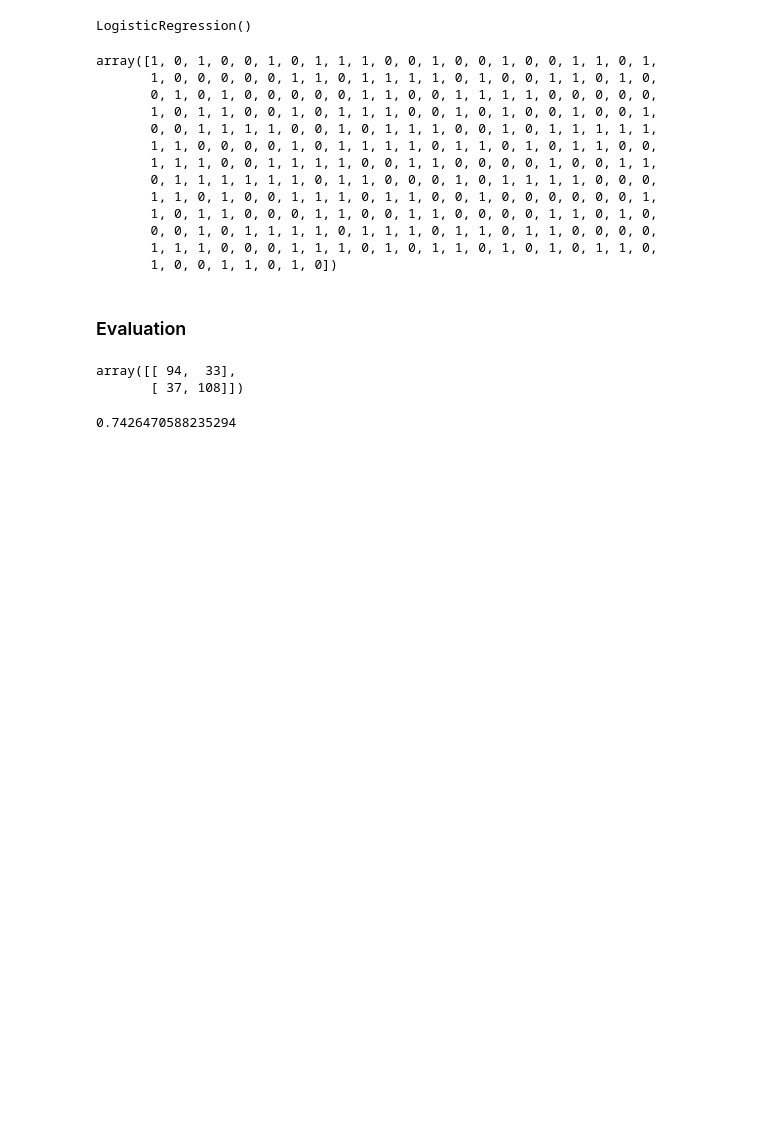
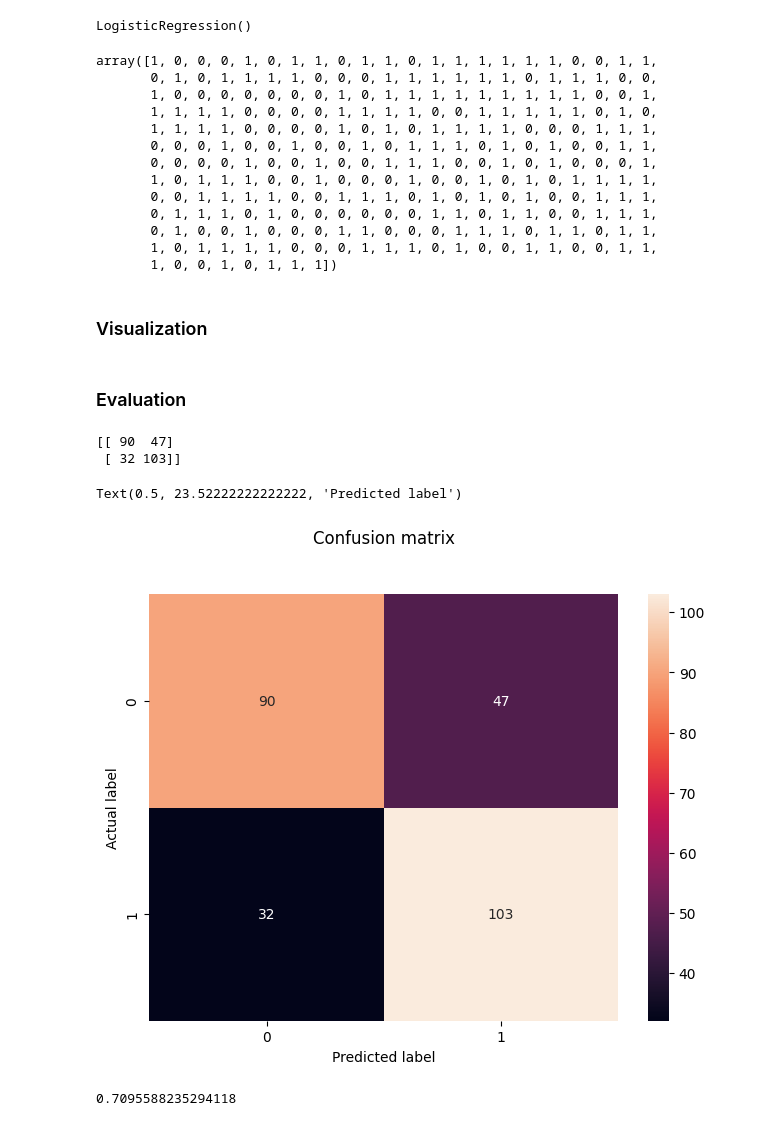
Before and after one commit to leandawnleandawn/MeXEE402_Midterm_EmmanGumapac-LyndonAllenSales, a Jupyter notebook: Logistic Regresstion/Logistic Regression.ipynb, the cells around one changed output. Saved outputs shown, nothing was run; the diff lists cells and outputs as text; code cells hidden in the pictures; blank space fills up the shorter version.

```diff
--- a/Logistic Regresstion/Logistic Regression.ipynb
+++ b/Logistic Regresstion/Logistic Regression.ipynb
@@ -29,6 +29,8 @@ dataset
 ### Data Cleaning
 # %%
 dataset = dataset.drop_duplicates()
+dataset = dataset.dropna()
+
 
 dataset
 # %% [output]
@@ -149,9 +135,9 @@ array([0, 1, 1, ..., 1, 1, 1])
 # %% [markdown]
 ### Feature Scaling
 # %%
-from sklearn.preprocessing import StandardScaler
+from sklearn.preprocessing import MinMaxScaler
 
-sc = StandardScaler()
+sc = MinMaxScaler()
 
 X_train = sc.fit_transform(X_train)
 # %% [markdown]
@@ -165,20 +151,22 @@ model.fit(X_train, Y_train)
 # %% [output]
 LogisticRegression()
 # %%
-Y_predict = model.predict(sc.fit_transform(X_test))
+Y_predict = model.predict(sc.transform(X_test))
 # %%
 Y_predict
 # %% [output]
-array([1, 0, 1, 0, 0, 1, 0, 1, 1, 1, 0, 0, 1, 0, 0, 1, 0, 0, 1, 1, 0, 1,
-       1, 0, 0, 0, 0, 0, 1, 1, 0, 1, 1, 1, 1, 0, 1, 0, 0, 1, 1, 0, 1, 0,
-       0, 1, 0, 1, 0, 0, 0, 0, 0, 1, 1, 0, 0, 1, 1, 1, 1, 0, 0, 0, 0, 0,
-       1, 0, 1, 1, 0, 0, 1, 0, 1, 1, 1, 0, 0, 1, 0, 1, 0, 0, 1, 0, 0, 1,
-       0, 0, 1, 1, 1, 1, 0, 0, 1, 0, 1, 1, 1, 0, 0, 1, 0, 1, 1, 1, 1, 1,
-       1, 1, 0, 0, 0, 0, 1, 0, 1, 1, 1, 1, 0, 1, 1, 0, 1, 0, 1, 1, 0, 0,
-       1, 1, 1, 0, 0, 1, 1, 1, 1, 0, 0, 1, 1, 0, 0, 0, 0, 1, 0, 0, 1, 1,
-       0, 1, 1, 1, 1, 1, 1, 0, 1, 1, 0, 0, 0, 1, 0, 1, 1, 1, 1, 0, 0, 0,
-       1, 1, 0, 1, 0, 0, 1, 1, 1, 0, 1, 1, 0, 0, 1, 0, 0, 0, 0, 0, 0, 1,
-       1, 0, 1, 1, 0, 0, 0, 1, 1, 0, 0, 1, 1, 0, 0, 0, 0, 1, 1, 0, 1, 0,
-       0, 0, 1, 0, 1, 1, 1, 1, 0, 1, 1, 1, 0, 1, 1, 0, 1, 1, 0, 0, 0, 0,
-       1, 1, 1, 0, 0, 0, 1, 1, 1, 0, 1, 0, 1, 1, 0, 1, 0, 1, 0, 1, 1, 0,
-       1, 0, 0, 1, 1, 0, 1, 0])
+array([1, 0, 0, 0, 1, 0, 1, 1, 0, 1, 1, 0, 1, 1, 1, 1, 1, 1, 0, 0, 1, 1,
+       0, 1, 0, 1, 1, 1, 1, 0, 0, 0, 1, 1, 1, 1, 1, 1, 0, 1, 1, 1, 0, 0,
+       1, 0, 0, 0, 0, 0, 0, 0, 1, 0, 1, 1, 1, 1, 1, 1, 1, 1, 1, 0, 0, 1,
+       1, 1, 1, 1, 0, 0, 0, 0, 1, 1, 1, 1, 0, 0, 1, 1, 1, 1, 1, 0, 1, 0,
+       1, 1, 1, 1, 0, 0, 0, 0, 1, 0, 1, 0, 1, 1, 1, 1, 0, 0, 0, 1, 1, 1,
+       0, 0, 0, 1, 0, 0, 1, 0, 0, 1, 0, 1, 1, 1, 0, 1, 0, 1, 0, 0, 1, 1,
+       0, 0, 0, 0, 1, 0, 0, 1, 0, 0, 1, 1, 1, 0, 0, 1, 0, 1, 0, 0, 0, 1,
+       1, 0, 1, 1, 1, 0, 0, 1, 0, 0, 0, 1, 0, 0, 1, 0, 1, 0, 1, 1, 1, 1,
+       0, 0, 1, 1, 1, 1, 0, 0, 1, 1, 1, 0, 1, 0, 1, 0, 1, 0, 0, 1, 1, 1,
+       0, 1, 1, 1, 0, 1, 0, 0, 0, 0, 0, 0, 1, 1, 0, 1, 1, 0, 0, 1, 1, 1,
+       0, 1, 0, 0, 1, 0, 0, 0, 1, 1, 0, 0, 0, 1, 1, 1, 0, 1, 1, 0, 1, 1,
+       1, 0, 1, 1, 1, 1, 0, 0, 0, 1, 1, 1, 0, 1, 0, 0, 1, 1, 0, 0, 1, 1,
+       1, 0, 0, 1, 0, 1, 1, 1])
+# %% [markdown]
+### Visualization
@@ -185,18 +176,26 @@ array([1, 0, 1, 0, 0, 1, 0, 1, 1, 1, 0, 0, 1, 0, 0, 1, 0, 0, 1, 1, 0, 1,
 # %% [markdown]
 ### Evaluation
-# %%
-from sklearn.metrics import confusion_matrix
-
-
-confusion = confusion_matrix(Y_test, Y_predict)
-
-confusion
-# %% [output]
-array([[ 94,  33],
-       [ 37, 108]])
+# %%
+from sklearn.metrics import confusion_matrix
+
+
+confusion = confusion_matrix(Y_test, Y_predict)
+
+print(confusion)
+
+sns.heatmap(pd.DataFrame(confusion), annot=True, fmt='g')
+plt.tight_layout()
+plt.title('Confusion matrix', y=1.1)
+plt.ylabel('Actual label')
+plt.xlabel('Predicted label')
+# %% [output]
+[[ 90  47]
+ [ 32 103]]
+Text(0.5, 23.52222222222222, 'Predicted label')
+[figure, added]
 # %%
 from sklearn.metrics import accuracy_score
 
 accuracy_score(Y_test, Y_predict)
 # %% [output]
-0.7426470588235294
+0.7095588235294118
```
Also changed, not shown: parts of 6 cells of this notebook, 1 other file.
